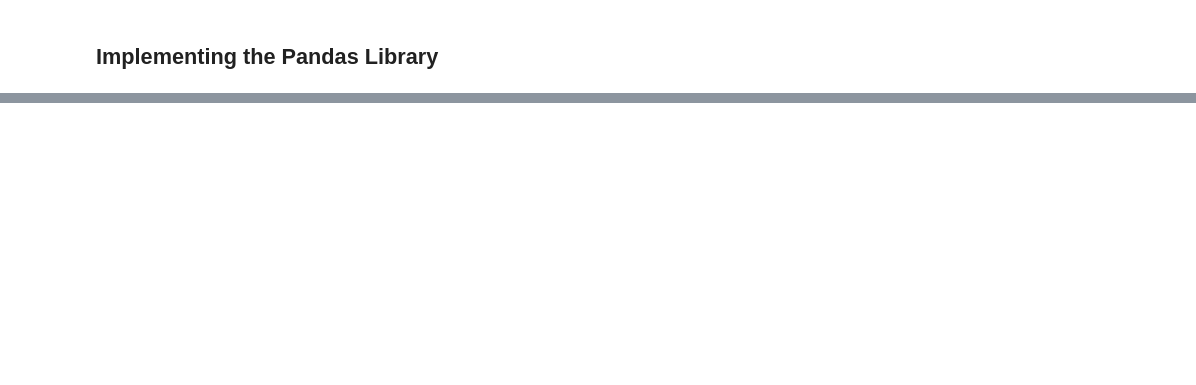
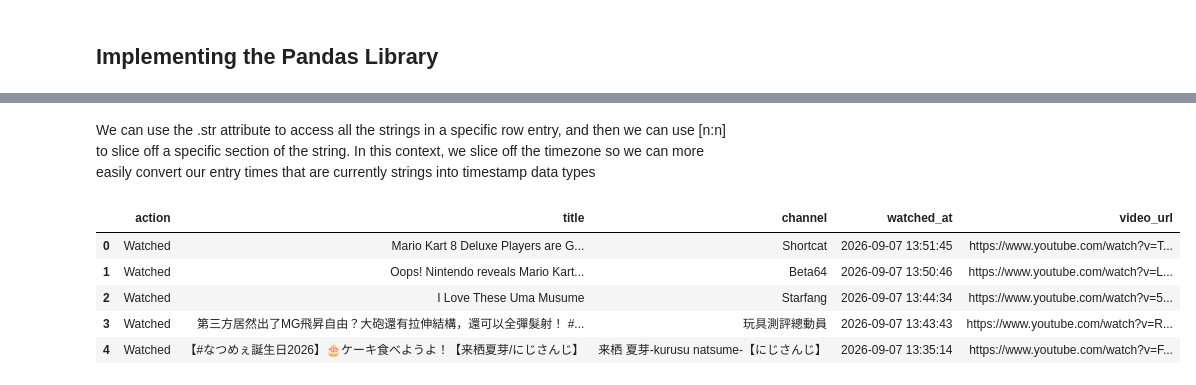
Before and after one commit to warrenchong601/Youtube_Music_Analysis, a Jupyter notebook: notebooks/01_explore_history.ipynb, the cells around one changed output, grey strips where cells are left out. Saved outputs shown, nothing was run; the diff lists cells and outputs as text; code cells hidden in the pictures; blank space fills up the shorter version.

```diff
--- a/notebooks/01_explore_history.ipynb
+++ b/notebooks/01_explore_history.ipynb
@@ -205,0 +298,15 @@ records_dataframe.head()
+# %% [markdown]
+We can use the .str attribute to access all the strings in a specific row entry, and then we can use [n:n] to slice off a specific section of the string. In this context, we slice off the timezone so we can more easily convert our entry times that are currently strings into timestamp data types
+# %%
+#converted_watched_at_entries = pd.to_datetime(records_dataframe["watched_at"].str[:-4], dayfirst=True)
+
+#records_dataframe["watched_at"] = converted_watched_at_entries
+
+records_dataframe.head()
+# %% [output]
+|  | action | title | channel | watched_at | video_url |
+| 0 | Watched | Mario Kart 8 Deluxe Players are G... | Shortcat | 2026-09-07 13:51:45 | https://www.youtube.com/watch?v=T... |
+| 1 | Watched | Oops! Nintendo reveals Mario Kart... | Beta64 | 2026-09-07 13:50:46 | https://www.youtube.com/watch?v=L... |
+| 2 | Watched | I Love These Uma Musume | Starfang | 2026-09-07 13:44:34 | https://www.youtube.com/watch?v=5... |
+| 3 | Watched | 第三方居然出了MG飛昇自由？大砲還有拉伸結構，還可以全彈髮射！ #... | 玩具測評總動員 | 2026-09-07 13:43:43 | https://www.youtube.com/watch?v=R... |
+| 4 | Watched | 【#なつめぇ誕生日2026】🎂ケーキ食べようよ！【来栖夏芽/にじさんじ】 | 来栖 夏芽-kurusu natsume-【にじさんじ】 | 2026-09-07 13:35:14 | https://www.youtube.com/watch?v=F... |
```
Also changed, not shown: parts of 28 cells of this notebook.
